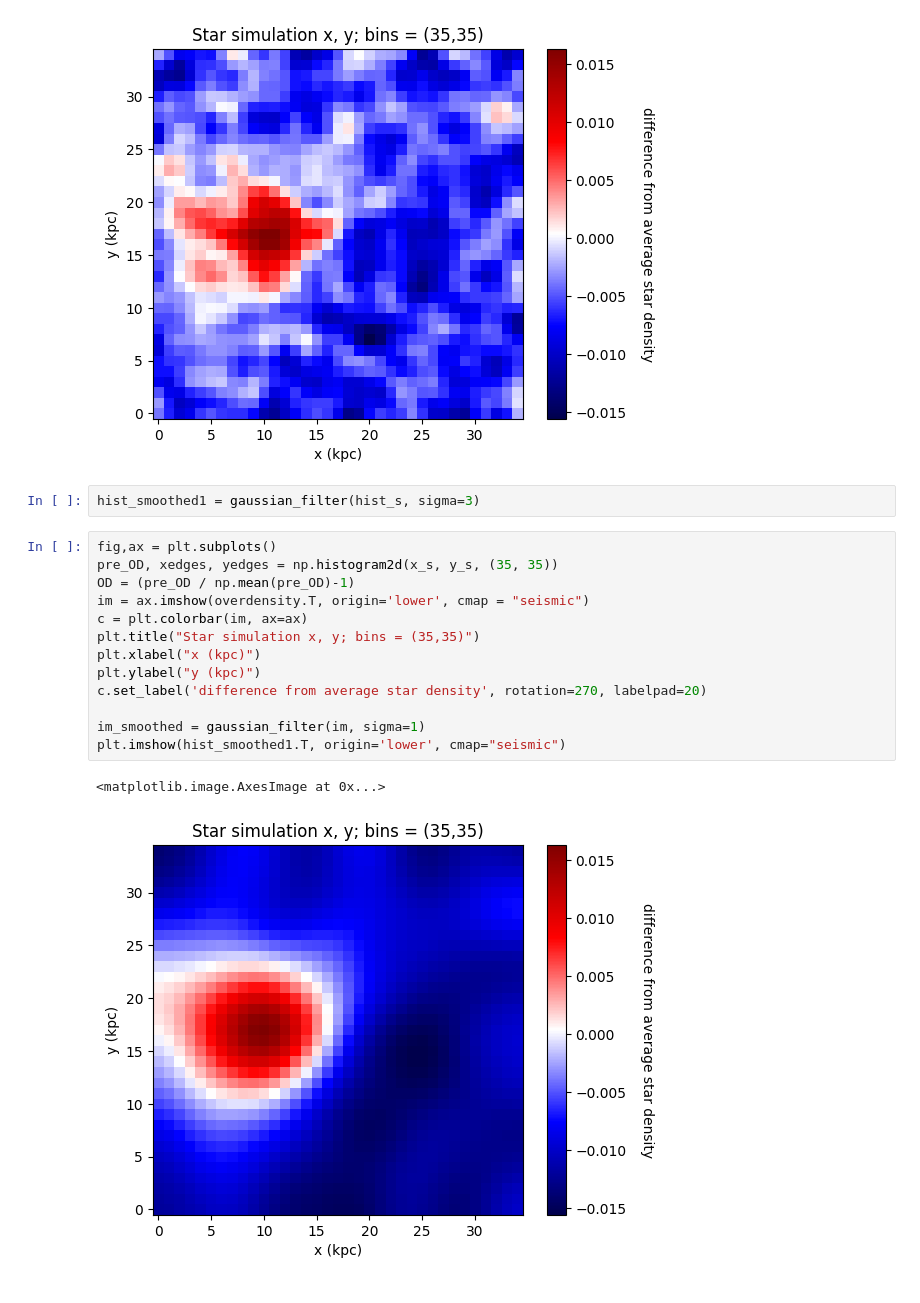
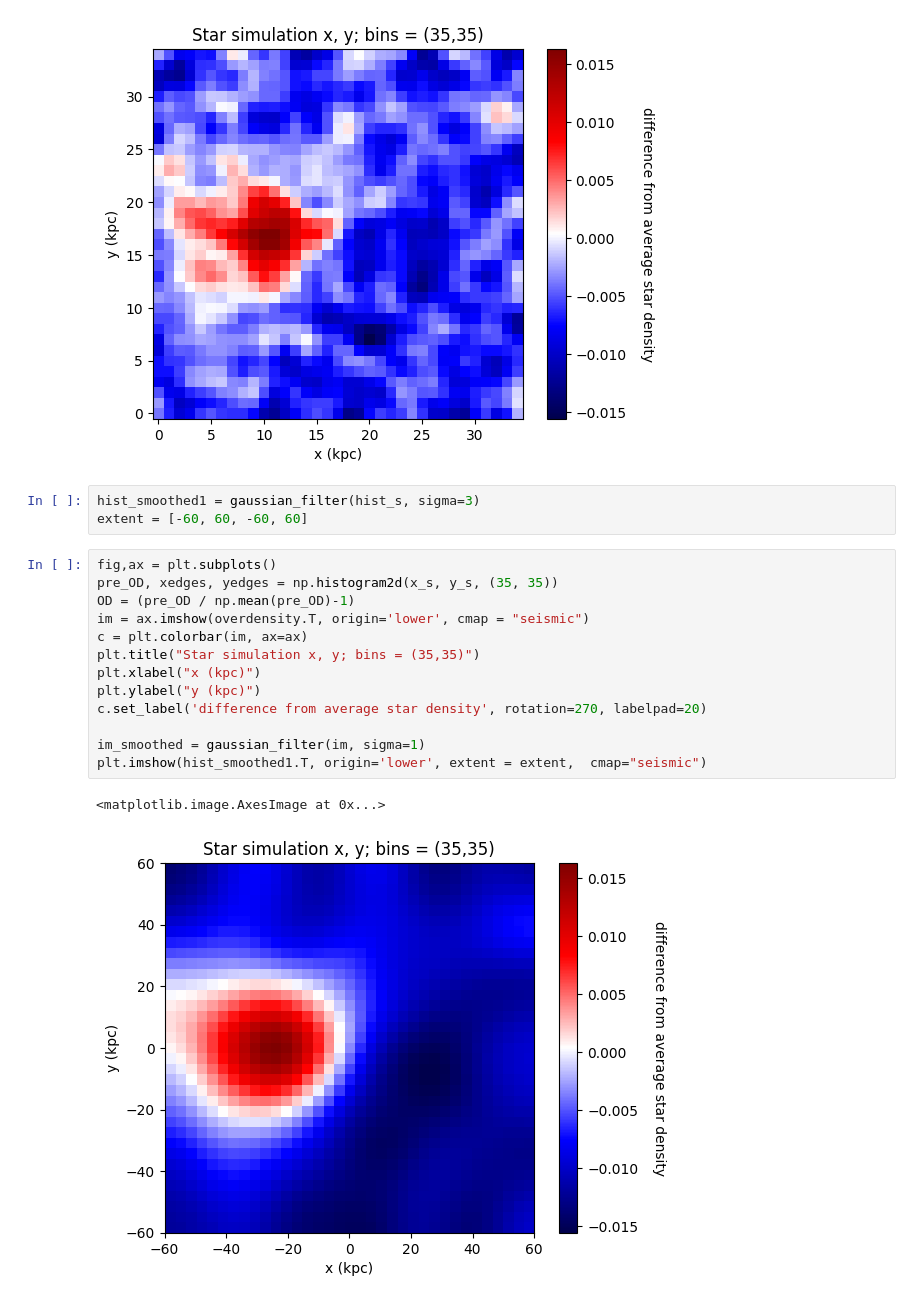
Before and after one commit to TheArchAstronomer/My_thesis, a Jupyter notebook: CDM_sim_viz.ipynb, the cells around one changed output. Drawn from its saved outputs; the diff is of its cells as text.

```diff
--- a/CDM_sim_viz.ipynb
+++ b/CDM_sim_viz.ipynb
@@ -93,19 +93,20 @@ plt.imshow(hist_smoothed.T, origin='lower', cmap="seismic")
 [figure]
 # %%
 hist_smoothed1 = gaussian_filter(hist_s, sigma=3)
+extent = [-60, 60, -60, 60]
 # %%
 fig,ax = plt.subplots()
 pre_OD, xedges, yedges = np.histogram2d(x_s, y_s, (35, 35))
 OD = (pre_OD / np.mean(pre_OD)-1)
 im = ax.imshow(overdensity.T, origin='lower', cmap = "seismic")
 c = plt.colorbar(im, ax=ax)
 plt.title("Star simulation x, y; bins = (35,35)")
 plt.xlabel("x (kpc)")
 plt.ylabel("y (kpc)")
 c.set_label('difference from average star density', rotation=270, labelpad=20)
 
 im_smoothed = gaussian_filter(im, sigma=1)
-plt.imshow(hist_smoothed1.T, origin='lower', cmap="seismic")
+plt.imshow(hist_smoothed1.T, origin='lower', extent = extent,  cmap="seismic")
 # %% [output]
 <matplotlib.image.AxesImage at 0x...>
-[figure, old version]
+[figure, new version]
```
